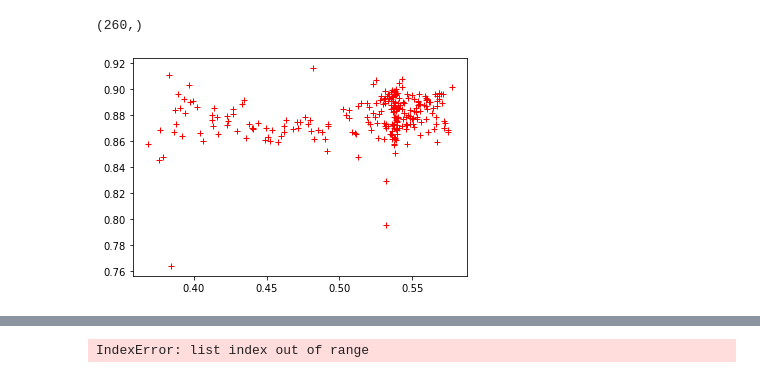
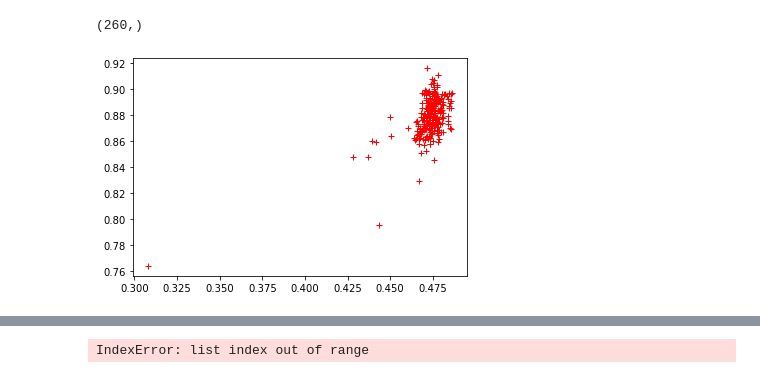
Before and after one commit to IExistSometimes/TIFF-An-y, a Jupyter notebook: Mapper.ipynb, the cells around one changed output, grey strips where cells are left out. Saved outputs shown, nothing was run; the diff lists cells and outputs as text; code cells hidden in the pictures.

```diff
--- a/Mapper.ipynb
+++ b/Mapper.ipynb
@@ -93,7 +93,8 @@ image_calibration_points = np.array([(7085+20,8335+133),(1275+20,625+133),(3675+
 image_end_points = np.array([(3022+20,476+133), (2763, 1117), (7085+20,8335+133),(1275+20,625+133),(3675+20,870+133),(775+20,2485+133)])
 profile_start_numbers = np.array([0,60,160])
 
-calibrated_end_points = np.array([[2884.0, 560.0],[2756.0, 1100.0],[7145.0, 8421.0],[1473.0, 736.0], [3495.0, 979.0],[849.0, 2438.0]]) #Recorded with play = 200
+#calibrated_end_points = np.array([[2884.0, 560.0],[2756.0, 1100.0],[7145.0, 8421.0],[1473.0, 736.0], [3495.0, 979.0],[849.0, 2438.0]]) #Recorded with play = 200
+calibrated_end_points = np.array([[2959.0, 581.0],[2661.0, 1074.0],[7138.0, 8373.0],[1475.0, 758.0],[3724.0, 1094.0],[966.0, 2541.0]]) #Play = 200, John1, long wavelength removed
 do_all_profiles = np.array([0,1,2])
 # %%
 image_end_points - calibrated_end_points
@@ -143,7 +144,7 @@ for i in range(len(stage_calibration_points)):
     image_cal_points_for_opt.append(image_calibration_points[i][0])
     image_cal_points_for_opt.append(image_calibration_points[i][1])
 # %%
-image = np.array(plt.imread('geo_mean_fixed.png'))
+image = np.array(plt.imread('geo_mean_fixed_rerun_lwremoved.png'))
 
 probe_x_list = probe_data.iloc[:,9]
 #print(probe_x_list[0]) #for checking that the right column was selected
@@ -407,30 +414,30 @@ anorthite_list.shape
 # %%
 search_size = 3
 intensity_list = []
 for i in range(len(probe_points_placed)):
     #print(probe_points_placed[i][0],' ',probe_points_placed[i][1])
     intensity_list.append(get_brightness(int(probe_points_placed[i][0]),int(probe_points_placed[i][1]), search_size))
 
 clean_list_entries = []
 for i in range(len(probe_points_placed)):
-    if intensity_list[i] >70/256 and intensity_list[i] <250/256 and anorthite_list[i]>0.6 and anorthite_list[i]<1.0:
+    if intensity_list[i] >10/256 and intensity_list[i] <250/256 and anorthite_list[i]>0.6 and anorthite_list[i]<1.0:
         clean_list_entries.append(i)
 
 #xlim=[0.3,0.6], ylim=[0.8,0.9]
 fig, ax = plt.subplots(1,1)
 intensity_array = np.array(intensity_list)
 clean_intensity_array = intensity_array[clean_list_entries]
 anorthite_array = np.array(anorthite_list)
 clean_anorthite_array = anorthite_array[clean_list_entries]
 clean_x_array = np.array(probe_points_placed)[clean_list_entries, 0]
 clean_y_array = np.array(probe_points_placed)[clean_list_entries, 1]
 
 
 clean_set = np.array([clean_intensity_array, clean_anorthite_array, clean_x_array, clean_y_array])
 ax.plot(clean_intensity_array,clean_anorthite_array, 'r+')
 #ax.set_xlim(0.45*255,0.5*255)
 #ax.set_ylim(0.8,0.93)
 plt.show()
 # %% [output]
-[figure, old version]
+[figure, new version]
 # %%
```
Also changed, not shown: parts of 30 cells of this notebook, 4 other files.
